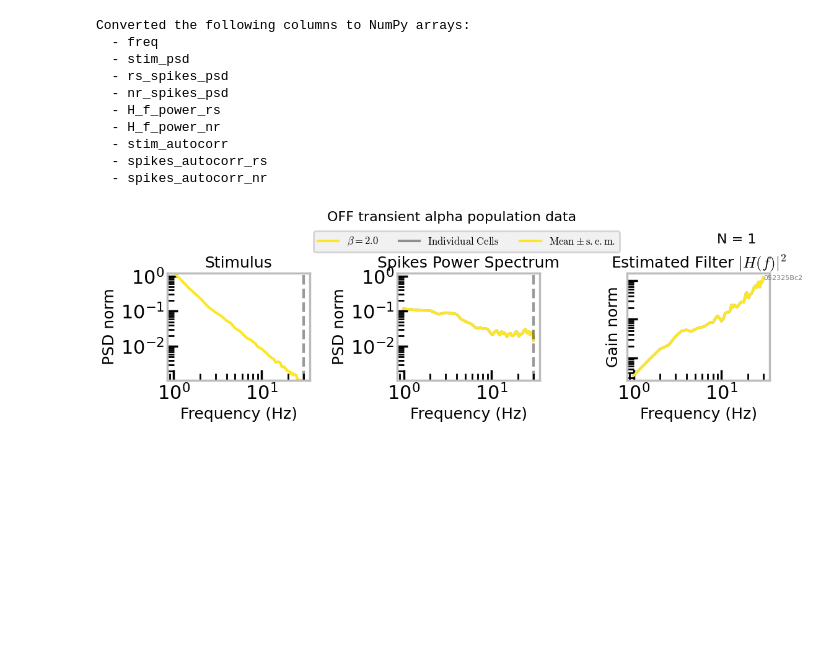
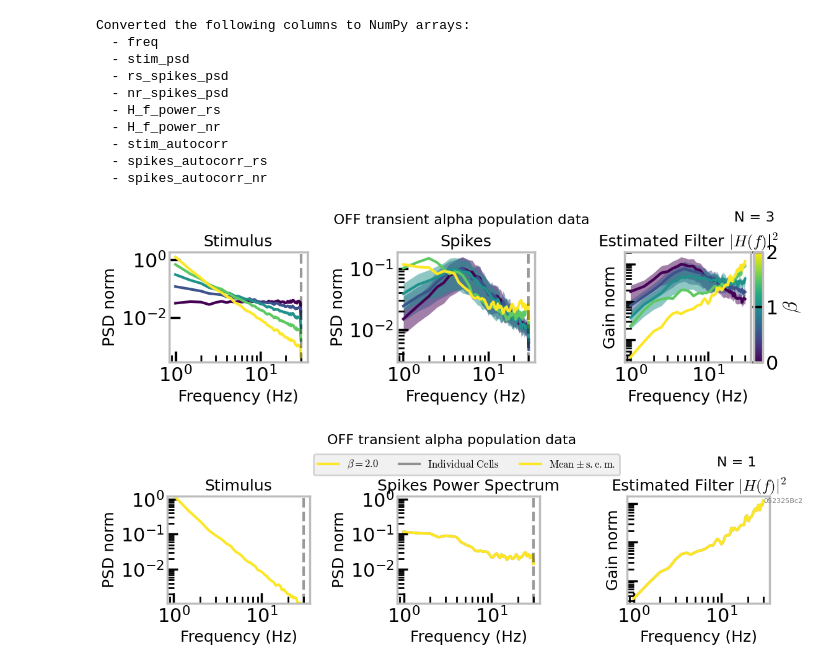
Before and after one commit to SchwartzNU/DJ_schwartzlab, a Jupyter notebook: project_scripts/TemporalProcessing/plot_PSD_gain.ipynb, the cells around one changed output. Drawn from its saved outputs; the diff is of its cells as text; code cells hidden in the pictures; blank space fills up the shorter version.

Commit message:
psd population

```diff
--- a/project_scripts/TemporalProcessing/plot_PSD_gain.ipynb
+++ b/project_scripts/TemporalProcessing/plot_PSD_gain.ipynb
@@ -32,6 +32,83 @@ Converted the following columns to NumPy arrays:
   - stim_autocorr
   - spikes_autocorr_rs
   - spikes_autocorr_nr
+# %%
+n_cells = df_celltype['cell_name'].nunique()
+beta_values = sorted(df_celltype['beta'].unique())
+norm = mcolors.Normalize(vmin=min(beta_values), vmax=max(beta_values))
+
+cmap = plt.get_cmap('viridis')
+label_fontsize = 18
+fig, axes = plt.subplots(1, 3, figsize=(12, 4), sharey=False)
+fig.suptitle(f"{cell_type} population data", fontsize=16, y=.84)
+fig.text(0.91, 0.85, f"N = {n_cells}", ha='right', va='top', fontsize=16)
+
+for beta_value in (beta_values):
+    color = cmap(norm(beta_value))
+    data_beta = df_celltype[df_celltype['beta'] == beta_value]
+
+    freqs = df_celltype[df_celltype['beta'] == beta_value]['freq'].iloc[0]
+    stim_psd = df_celltype[df_celltype['beta'] == beta_value]['stim_psd'].iloc[0]
+
+    nr_psd_stack = np.stack(data_beta['nr_spikes_psd'].values)
+    gain_stack = np.stack(data_beta['H_f_power_nr'].values)
+
+    # Compute mean & SEM (excluding DC)
+    mean_nr_spikes_psd = np.mean(nr_psd_stack[:, 1:], axis=0)
+    sem_nr_spikes_psd = np.std(nr_psd_stack[:, 1:], axis=0) / np.sqrt(n_cells)
+
+    mean_gain = np.mean(gain_stack[:, 1:], axis=0)
+    sem_gain = np.std(gain_stack[:, 1:], axis=0) / np.sqrt(n_cells)
+    norm_factor_g = np.trapz(mean_gain, freqs[1:])
+    mean_gain /= norm_factor_g
+    sem_gain /= norm_factor_g
+
+    # Normalize mean spike PSD and SEM
+    norm_factor = np.trapz(mean_nr_spikes_psd, freqs[1:])
+    mean_nr_spikes_psd /= norm_factor
+    sem_nr_spikes_psd /= norm_factor
+
+    axes[0].loglog(freqs[1:], stim_psd[1:] / np.trapz(stim_psd[1:], freqs[1:]), c=color)
+
+    axes[1].loglog(freqs[1:], mean_nr_spikes_psd, label=fr"$\mathrm{{Mean}} \pm \mathrm{{s.e.m.}}$", color=color)
+    axes[1].fill_between(freqs[1:],
+                         mean_nr_spikes_psd - sem_nr_spikes_psd,
+                         mean_nr_spikes_psd + sem_nr_spikes_psd,
+                         color=color, alpha=0.5, linewidth=0)
+
+    axes[2].loglog(freqs[1:], mean_gain, color=color)
+    axes[2].fill_between(freqs[1:],
+                         mean_gain - sem_gain,
+                         mean_gain + sem_gain,
+                         color=color, alpha=0.5, linewidth=0)
+axes[2].set_yticklabels([])
+
+titles = ["Stimulus", "Spikes", r"Estimated Filter $|H(f)|^2$"]
+ylabels = ["PSD norm", "PSD norm", "Gain norm"]
+fig.patch.set_facecolor('white')
+for i, ax in enumerate(axes):
+    ax.set_facecolor('white')
+    ax.set_title(titles[i], fontsize=label_fontsize)
+    ax.set_xlabel("Frequency (Hz)", fontsize=label_fontsize)
+    ax.set_ylabel(ylabels[i], fontsize=label_fontsize)
+    if i != 2:
+        ax.axvline(frame_rate / 2, color='k', alpha=0.4, linestyle='--')
+    ax.grid(visible=False)
+    # ax.set_ylim(psd_ylim if i != 2 else gain_ylim)
+
+# Colorbar for beta
+sm = cm.ScalarMappable(cmap=cmap, norm=norm)
+sm.set_array([])
+divider = make_axes_locatable(axes[2])
+cax = divider.append_axes("right", size="7%", pad=0.05)
+cbar = plt.colorbar(sm, cax=cax)
+cbar.set_label(r'$\beta$', fontsize=22)
+
+plt.tight_layout()
+
+plt.show()
+# %% [output]
+[figure, added]
 # %%
 # Precompute global y-axis limits
 all_nr_psd = []
```
Also changed, not shown: 3 other files.
